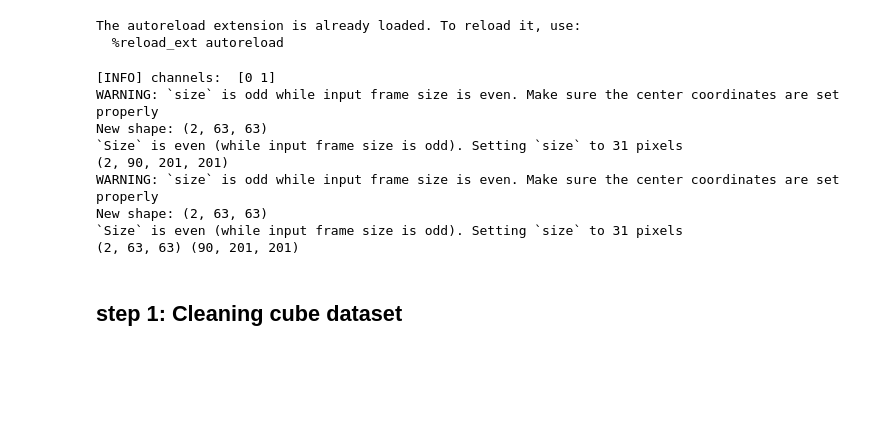
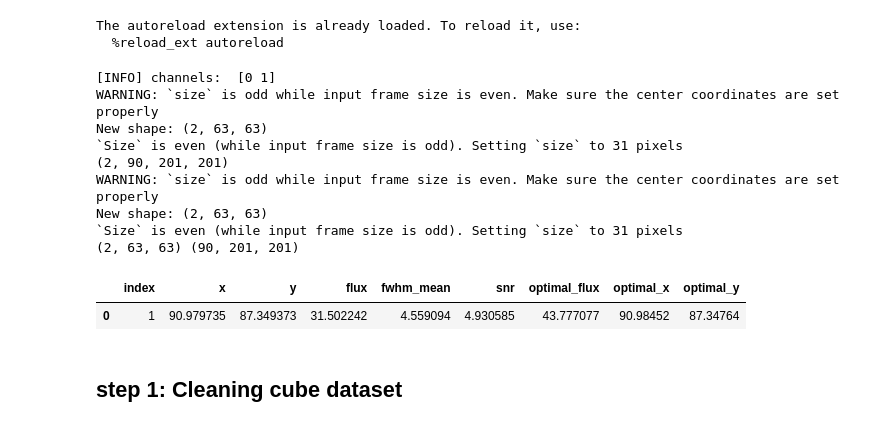
Before and after one commit to yemsnucleus/NEGFC, a Jupyter notebook: presentation/notebooks/contrast_curve.ipynb, the cells around one changed output. Saved outputs shown, nothing was run; the diff lists cells and outputs as text; code cells hidden in the pictures; blank space fills up the shorter version.

```diff
--- a/presentation/notebooks/contrast_curve.ipynb
+++ b/presentation/notebooks/contrast_curve.ipynb
@@ -21,27 +21,30 @@ The autoreload extension is already loaded. To reload it, use:
 # %%
 datapath ='./data/HCI/'
 predlogs = './logs/HCI/'
 
 cube, psfs, rot_angles = load_data(datapath)
 
 params_table = pd.read_csv(os.path.join(predlogs, 'prediction.csv'))
 
 row = params_table.iloc[0]
 pixel = 0.01225
 cube = cube[0] # single wavelength
 psfs = psfs[0] # single wavelength
 
 print(psfs.shape, cube.shape)
+params_table
 # %% [output]
 [INFO] channels:  [0 1]
 WARNING: `size` is odd while input frame size is even. Make sure the center coordinates are set properly
 New shape: (2, 63, 63)
 `Size` is even (while input frame size is odd). Setting `size` to 31 pixels
 (2, 90, 201, 201)
 WARNING: `size` is odd while input frame size is even. Make sure the center coordinates are set properly
 New shape: (2, 63, 63)
 `Size` is even (while input frame size is odd). Setting `size` to 31 pixels
 (2, 63, 63) (90, 201, 201)
+|  | index | x | y | flux | fwhm_mean | snr | optimal_flux | optimal_x | optimal_y |
+| 0 | 1 | 90.979735 | 87.349373 | 31.502242 | 4.559094 | 4.930585 | 43.777077 | 90.98452 | 87.34764 |
 # %% [markdown]
 ## step 1: Cleaning cube dataset
 # %%
```
Also changed, not shown: parts of 10 cells of this notebook, 6 other files.
